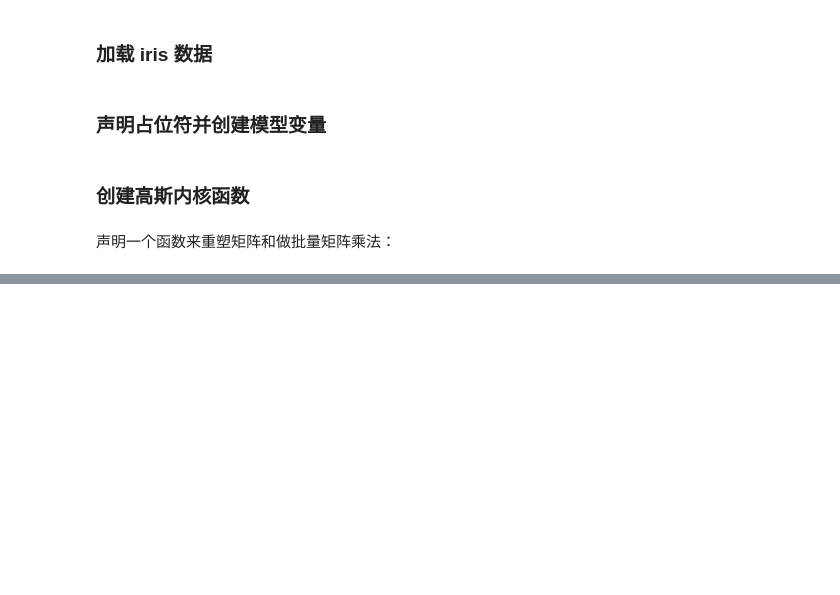
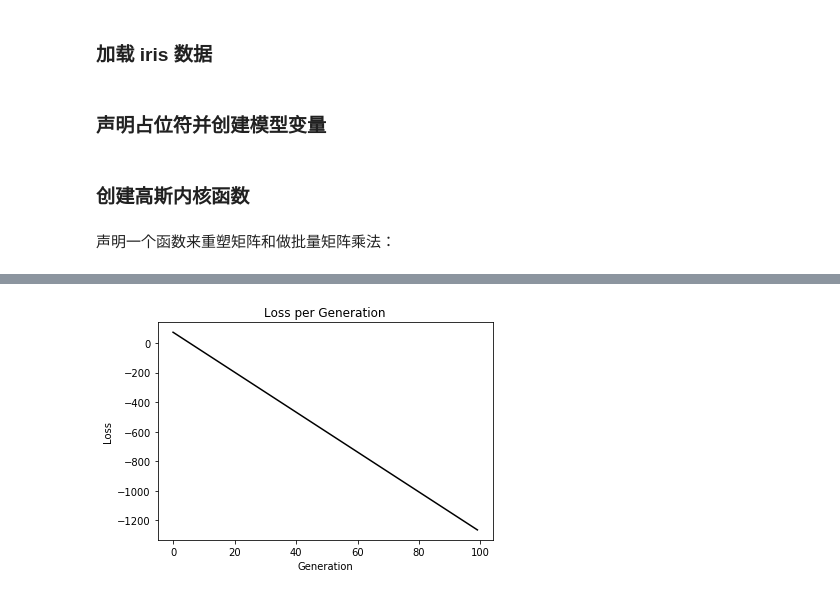
Before and after one commit to fooyou/tensor-flow_cookbook, a Jupyter notebook: 04_Support_Vector_Machines/06_multiclass_svm.ipynb, the cells around one changed output, grey strips where cells are left out. Drawn from its saved outputs; the diff is of its cells as text; code cells hidden in the pictures; blank space fills up the shorter version.

```diff
--- a/04_Support_Vector_Machines/06_multiclass_svm.ipynb
+++ b/04_Support_Vector_Machines/06_multiclass_svm.ipynb
@@ -76,0 +88,10 @@ def reshape_matmul(mat):
+# %%
+# Gaussian (RBF) prediction kernel
+rA = tf.reshape(tf.reduce_sum(tf.square(x_data), 1), [-1, 1])
+rB = tf.reshape(tf.reduce_sum(tf.square(prediction_grid), 1), [-1, 1])
+pred_sq_dist = tf.add(tf.subtract(rA, tf.multiply(2., tf.matmul(x_data, tf.transpose(prediction_grid)))), tf.transpose(rB))
+pred_kernel = tf.exp(tf.multiply(gamma, tf.abs(pred_sq_dist)))
+
+prediction_output = tf.matmul(tf.multiply(y_target, b), pred_kernel)
+prediction = tf.arg_max(prediction_output - tf.expand_dims(tf.reduce_mean(prediction_output, 1), 1), 0)
+accuracy = tf.reduce_mean(tf.cast(tf.equal(prediction, tf.argmax(y_target, 0)), tf.float32))
@@ -76,0 +179,9 @@ def reshape_matmul(mat):
+# %%
+# Plot loss over time
+plt.plot(loss_vec, 'k-')
+plt.title('Loss per Generation')
+plt.xlabel('Generation')
+plt.ylabel('Loss')
+plt.show()
+# %% [output]
+[figure, added]
```
Also changed, not shown: parts of 13 cells of this notebook, 1 other file.
